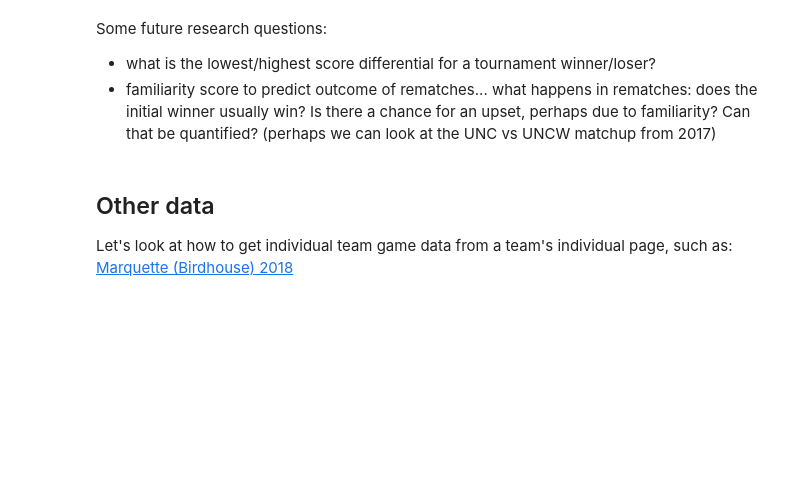
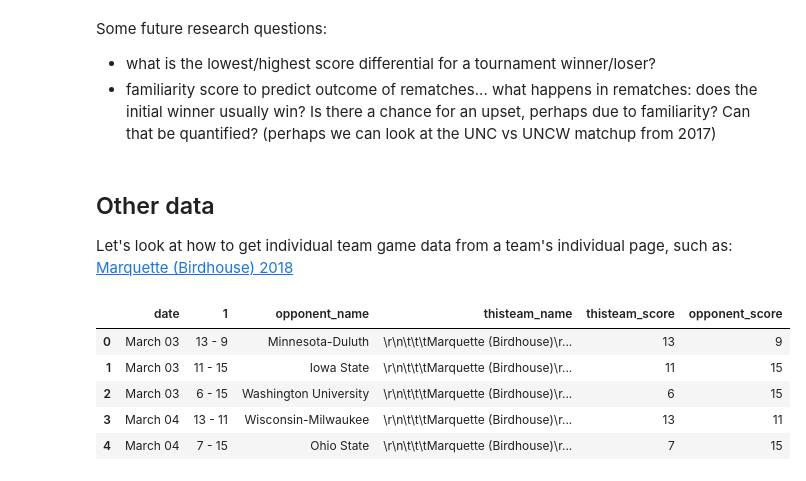
Before and after one commit to peterdobbs77/statistical_simulation, a Jupyter notebook: USAU_HistData.ipynb, the cells around one changed output. Drawn from its saved outputs; the diff is of its cells as text; code cells hidden in the pictures; blank space fills up the shorter version.

Commit message:
update work on getting team data

```diff
--- a/USAU_HistData.ipynb
+++ b/USAU_HistData.ipynb
@@ -268,0 +331,12 @@ Let's look at how to get individual team game data from a team's individual page
+# %%
+BASE_URL = "https://play.usaultimate.org/teams/events/Eventteam/?TeamId="
+TEAM_ID = "Mt%2b%2fvUJUCoZN9dEQJBCaYRlAYdFLGaegq66I12ndfBY%3d"
+df = scrape_and_clean_team_scheduletables(BASE_URL,TEAM_ID)
+df.head()
+# %% [output]
+|  | date | 1 | opponent_name | thisteam_name | thisteam_score | opponent_score |
+| 0 | March 03 | 13 - 9 | Minnesota-Duluth | \r\n\t\t\tMarquette (Birdhouse)\r... | 13 | 9 |
+| 1 | March 03 | 11 - 15 | Iowa State | \r\n\t\t\tMarquette (Birdhouse)\r... | 11 | 15 |
+| 2 | March 03 | 6 - 15 | Washington University | \r\n\t\t\tMarquette (Birdhouse)\r... | 6 | 15 |
+| 3 | March 04 | 13 - 11 | Wisconsin-Milwaukee | \r\n\t\t\tMarquette (Birdhouse)\r... | 13 | 11 |
+| 4 | March 04 | 7 - 15 | Ohio State | \r\n\t\t\tMarquette (Birdhouse)\r... | 7 | 15 |
```
Also changed, not shown: parts of 2 cells of this notebook.
